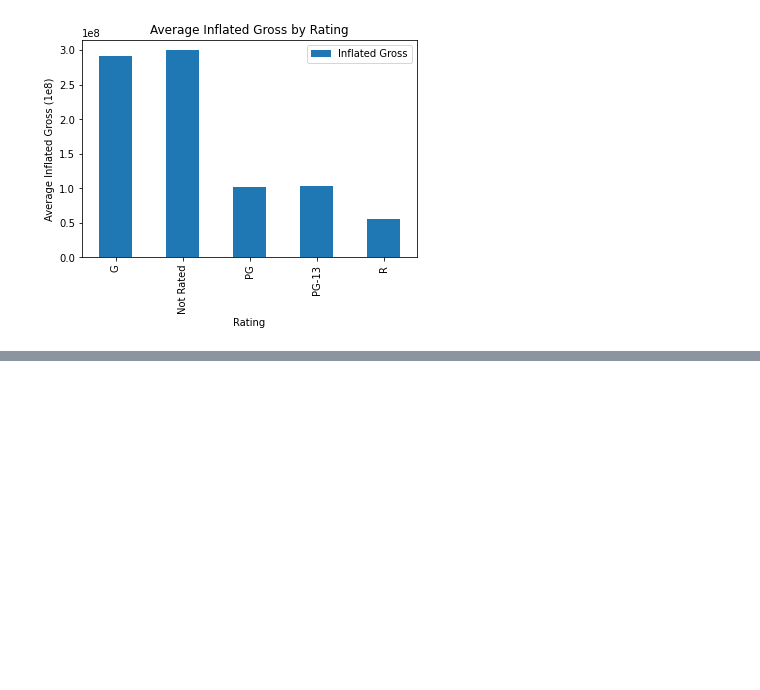
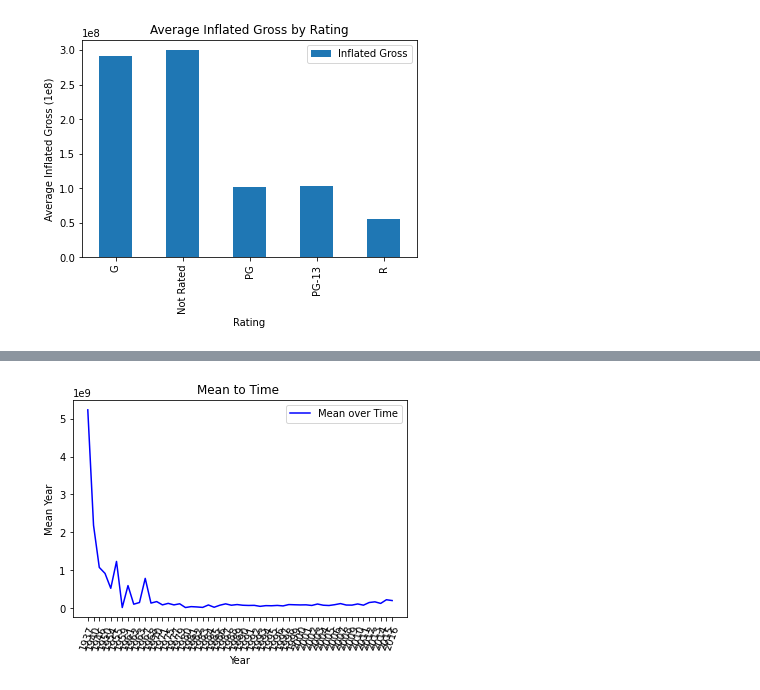
Before and after one commit to Gujaratigirl/butler-groupB-project1, a Jupyter notebook: Disney.ipynb, the cells around one changed output, grey strips where cells are left out. Drawn from its saved outputs; the diff is of its cells as text; code cells hidden in the pictures; blank space fills up the shorter version.

```diff
--- a/Disney.ipynb
+++ b/Disney.ipynb
@@ -125,3 +168,18 @@ plt.ylabel('Average Inflated Gross (1e8)')
 # %% [output]
 Text(0, 0.5, 'Average Inflated Gross (1e8)')
 [figure]
+# %%
+
+
+year_df = pd.DataFrame(disney_df.groupby('Year').mean()['Inflated Gross'])
+
+year_df['Inflated Gross'] = year_df['Inflated Gross'].astype('int64')
+
+#year_mean = round((year),1)
+year_df
+
+
+
+#avg_gross_per_genre = pd.DataFrame(disney_df.groupby('Genre').mean()['Inflated Gross'])
+#avg_gross_clean = round((avg_gross_per_genre),1)
+#avg_gross_clean
@@ -127,0 +205,15 @@ Text(0, 0.5, 'Average Inflated Gross (1e8)')
+# %%
+## Maybe we can do this by decade as this is really hard to read###
+
+years = year_df.index
+gross_mean = year_df['Inflated Gross'].values
+
+year_line= plt.plot(years, gross_mean, color="blue",label="Mean over Time")
+plt.title("Mean to Time ")
+plt.xlabel("Year")
+plt.xticks(rotation=70)
+plt.ylabel("Mean Year")
+plt.legend()
+plt.show()
+# %% [output]
+[figure, added]
```
Also changed, not shown: parts of 7 cells of this notebook.
